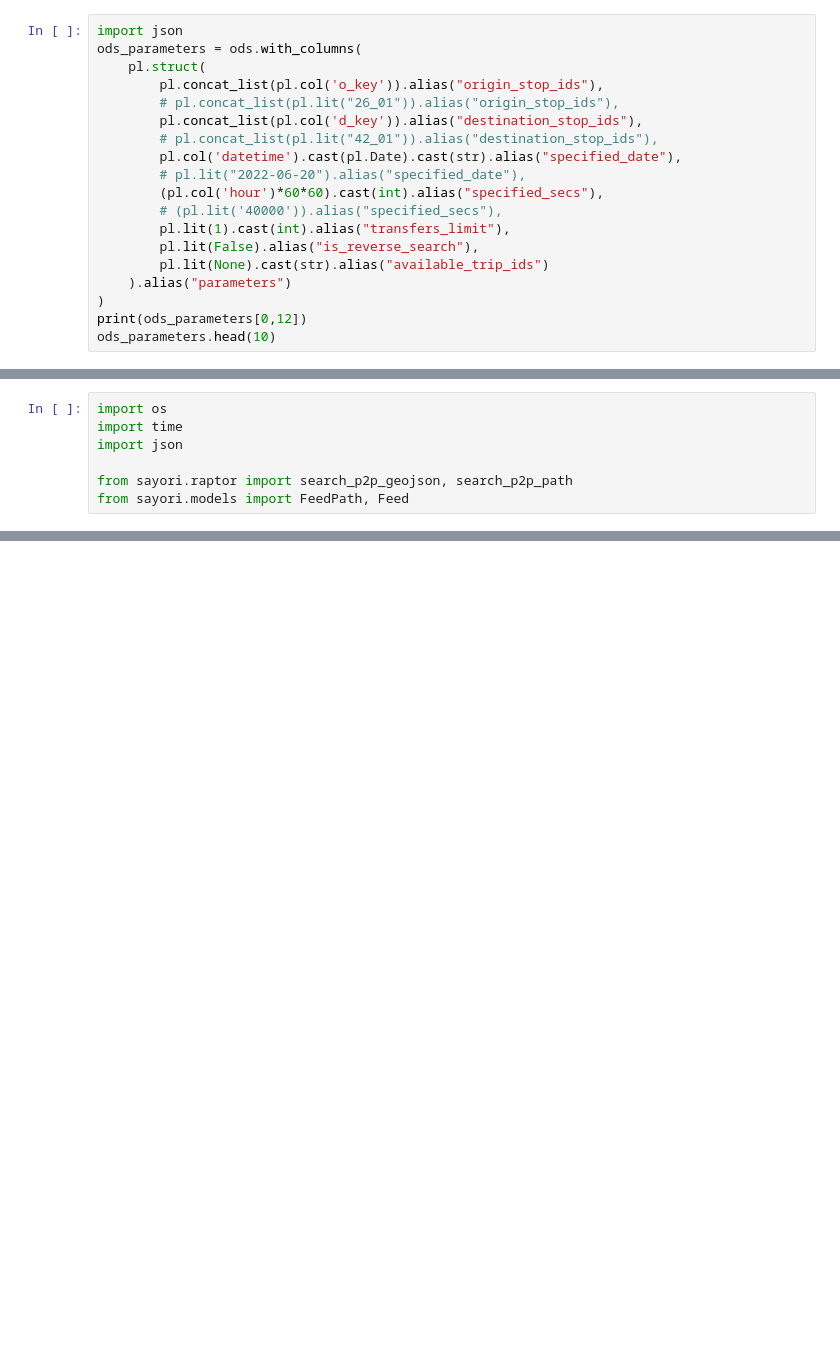
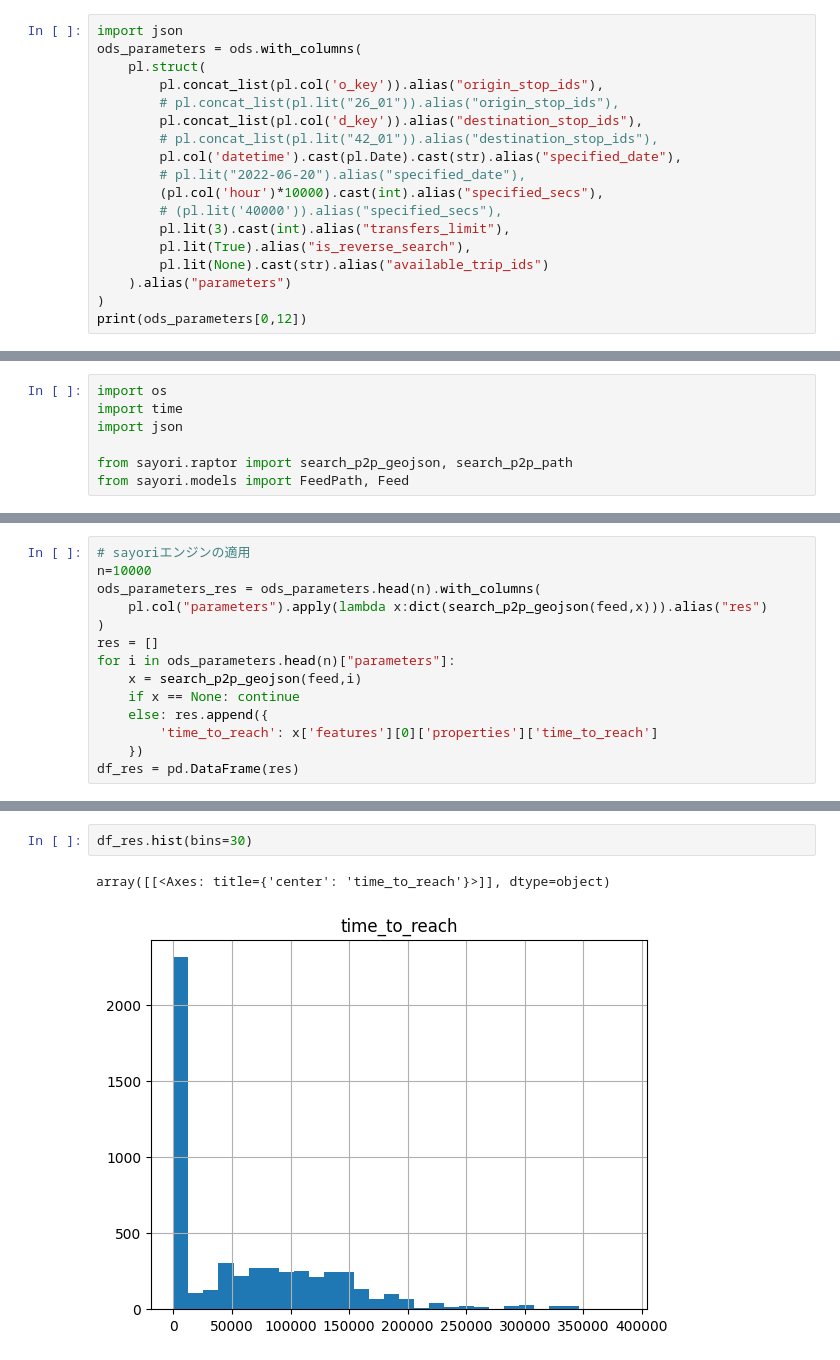
Before and after one commit to MaaSee/sayori, a Jupyter notebook: sayori_yonezawa.ipynb, the cells around one changed output, grey strips where cells are left out. Cells and saved outputs as stored; diff of their text form; blank space fills up the shorter version.

```diff
--- a/sayori_yonezawa.ipynb
+++ b/sayori_yonezawa.ipynb
@@ -36,13 +37,12 @@ ods_parameters = ods.with_columns(
         # pl.concat_list(pl.lit("42_01")).alias("destination_stop_ids"),
         pl.col('datetime').cast(pl.Date).cast(str).alias("specified_date"),
         # pl.lit("2022-06-20").alias("specified_date"),
-        (pl.col('hour')*60*60).cast(int).alias("specified_secs"),
+        (pl.col('hour')*10000).cast(int).alias("specified_secs"),
         # (pl.lit('40000')).alias("specified_secs"),
-        pl.lit(1).cast(int).alias("transfers_limit"),
-        pl.lit(False).alias("is_reverse_search"),
+        pl.lit(3).cast(int).alias("transfers_limit"),
+        pl.lit(True).alias("is_reverse_search"),
         pl.lit(None).cast(str).alias("available_trip_ids")
     ).alias("parameters")
 )
 print(ods_parameters[0,12])
-ods_parameters.head(10)
 # %% [output]
@@ -189,0 +166,14 @@ shape: (100, 14)
+# %%
+# sayoriエンジンの適用
+n=10000
+ods_parameters_res = ods_parameters.head(n).with_columns(
+    pl.col("parameters").apply(lambda x:dict(search_p2p_geojson(feed,x))).alias("res")
+)
+res = []
+for i in ods_parameters.head(n)["parameters"]:
+    x = search_p2p_geojson(feed,i)
+    if x == None: continue
+    else: res.append({
+        'time_to_reach': x['features'][0]['properties']['time_to_reach']
+    })
+df_res = pd.DataFrame(res)
@@ -190 +184,6 @@ shape: (100, 14)
+# %%
+df_res.hist(bins=30)
+# %% [output]
+array([[<Axes: title={'center': 'time_to_reach'}>]], dtype=object)
+[figure, added]
 # %%
```
Also changed, not shown: parts of 12 cells of this notebook, 5 other files.
